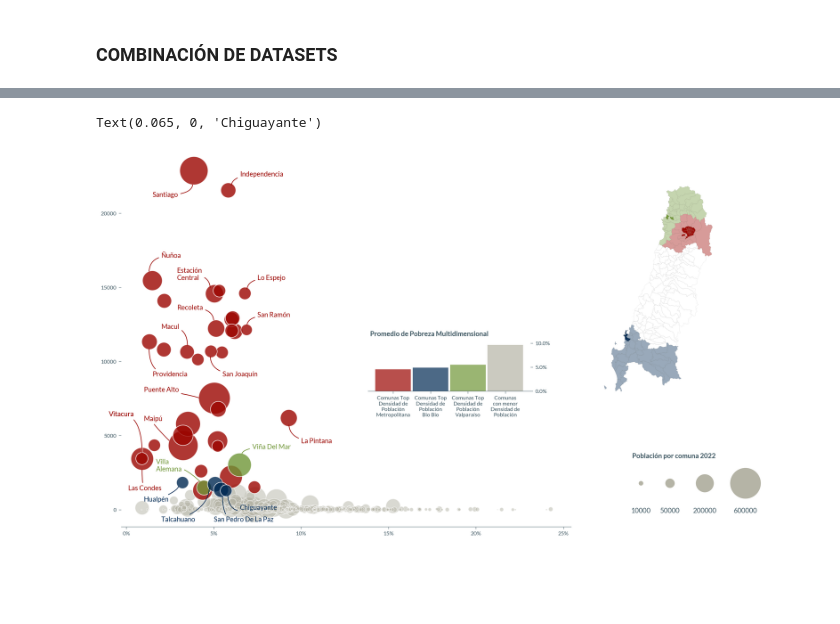
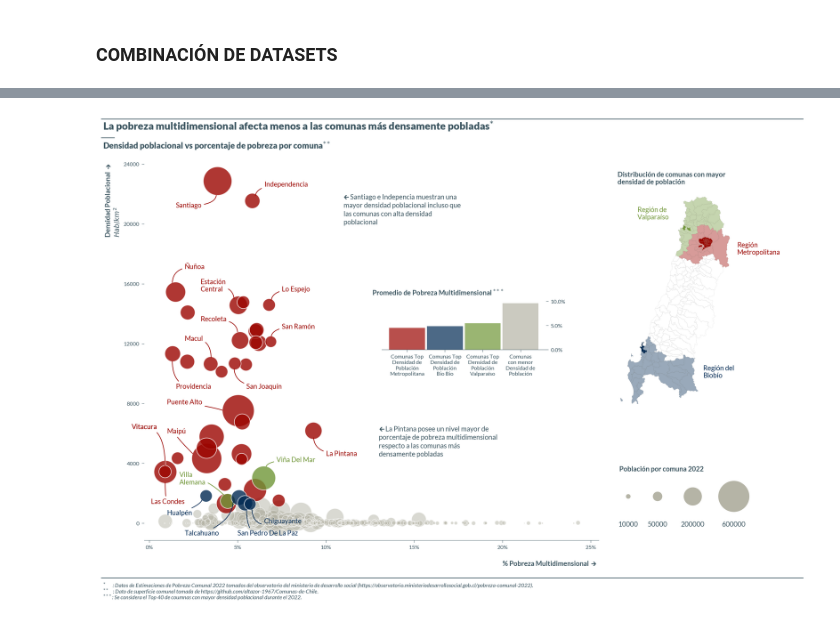
Before and after one commit to Vikktor93/visualizacion-de-graficos-T4, a Jupyter notebook: poblacion_vs_pobreza.ipynb, the cells around one changed output, grey strips where cells are left out. Drawn from its saved outputs; the diff is of its cells as text; code cells hidden in the pictures; blank space fills up the shorter version.

Commit message:
Agrega anotaciones, titulo, pie de pagina

```diff
--- a/poblacion_vs_pobreza.ipynb
+++ b/poblacion_vs_pobreza.ipynb
@@ -233,8 +242,6 @@ for r in comunas_top_densidad.region.unique():
     ax.scatter(x=df_merge_2_['porcentaje_pobreza_multidimensional_2022'], y=df_merge_2_['densidad_pob_2022'],
     s=df_merge_2_['poblacion']/n_size, color=color_region[r], alpha=0.8, edgecolor='w')
 
-#df_merge_2_ = df_merge_2[df_merge_2.comuna_x.isin(['Chiguayante'])]
-#ax.scatter(x=df_merge_2_['porcentaje_pobreza_multidimensional_2022'], y=df_merge_2_['densidad_pob_2022'], s=df_merge_2_['poblacion']/n_size, color='b', alpha=0.8)
 
 ax.spines['top'].set_visible(False)
 ax.spines['right'].set_visible(False)
@@ -245,23 +252,22 @@ ax.spines[:].set_color(colorGrayText)
 ax.set_xticks(ax.get_xticks()[1:-1])
 ax.set_xticklabels([str(int(100*x))+'%' for x in ax.get_xticks()], fontproperties=prop_latoR, color=colorGrayText, fontsize=8)
 ax.tick_params(axis='x', width=0.5, color=colorGrayText)
-#ax.xaxis.set_major_formatter(PercentFormatter())
-ax.set_yticks(ax.get_yticks()[1:-1])
+ax.set_yticks([i*4000 for i in range(7)])
 ax.set_yticklabels([str(int(x)) for x in ax.get_yticks()], fontproperties=prop_latoR, color=colorGrayText, fontsize=8)
 ax.tick_params(axis='y', width=0.5, color=colorGrayText)
 
-map_region_color_top_densidad(fig, pos=[0.85, 0.25, 0.4, 0.7], comunas=comunas, comunas_top_densidad=comunas_top_densidad, color_region=color_region, color_gray=gradient_bad, alpha=0.4)
+map_region_color_top_densidad(fig, pos=[0.83, 0.25, 0.4, 0.7], comunas=comunas, comunas_top_densidad=comunas_top_densidad, color_region=color_region, color_gray=gradient_bad, alpha=0.4)
 
 mean_comunas_top_densidad = df_merge_2[df_merge_2.comuna_x.isin(comunas_top_densidad.comuna_x)].groupby('region')['porcentaje_pobreza_multidimensional_2022'].mean()
 mean_comunas_top_densidad['Resto'] = df_merge_2[~df_merge_2.comuna_x.isin(comunas_top_densidad.comuna_x)]['porcentaje_pobreza_multidimensional_2022'].mean()
 mean_comunas_top_densidad = (mean_comunas_top_densidad * 100).round(2)
 mean_comunas_top_densidad = mean_comunas_top_densidad.sort_values()
-barplot_media_pobreza(fig, pos=[0.55, 0.39, 0.28, 0.1], mean_comunas_top_densidad=mean_comunas_top_densidad.sort_values(),
+barplot_media_pobreza(fig, pos=[0.53, 0.5, 0.28, 0.1], mean_comunas_top_densidad=mean_comunas_top_densidad.sort_values(),
         color=[color_region['Metropolitana'], color_region['Biobío'], color_region['Valparaíso'], gradient_bad],
         ticklabels=["Comunas Top\nDensidad de\nPoblación\nMetropolitana", "Comunas Top\nDensidad de\nPoblación\nBio Bio", "Comunas Top\nDensidad de\nPoblación\nValparaíso", "Comunas\ncon menor\nDensidad de\nPoblación"],
-        title='Promedio de Pobreza Multidimensional', pos_text=[2.55,12.5])
+        title='Promedio de Pobreza Multidimensional $^{***}$', pos_text=[2.55,12.5])
 
-x_=0.35
+x_=0.35-0.07
 y_=-0.2
 drawCircleText(fig, np.array(600000.0), pos=[0.75+x_, 0.25+y_, 0.2, 0.3], pos_point = [3.0, 1.0], pos_text = [3.0, 0.93],
                 ha_title = 'center', va_title = 'top', stext = 10, n_size=n_size)
@@ -319,32 +325,90 @@ ax.annotate('San Ramón', xy=(0.069, 12400), xycoords='data',
 ax.annotate('Macul', xy=(0.035, 11000), xycoords='data',
             xytext=(0.02, 12200), textcoords='data', fontsize=10, color=color_region['Metropolitana'], fontproperties=prop_latoR,
             arrowprops=dict(arrowstyle='-', connectionstyle="angle3,angleA=0,angleB=-90", color=color_region['Metropolitana']))
 ax.annotate('Puente Alto', xy=(0.042, 7500), xycoords='data',
             xytext=(0.01, 7950), textcoords='data', fontsize=10, color=color_region['Metropolitana'], fontproperties=prop_latoR,
             arrowprops=dict(arrowstyle='-', connectionstyle="angle3,angleA=-10,angleB=90", color=color_region['Metropolitana']))
 ax.annotate('San Joaquín', xy=(0.093-0.045, 5800+4600), xycoords='data',
             xytext=(0.11-0.055, 4000+5000), textcoords='data', fontsize=10, color=color_region['Metropolitana'], fontproperties=prop_latoR,
             arrowprops=dict(arrowstyle='-', connectionstyle="angle3,angleA=0,angleB=-90", color=color_region['Metropolitana']))
 # Valparaíso
 ax.annotate('Viña Del Mar', xy=(0.066, 3700), xycoords='data',
             xytext=(0.072, 4100), textcoords='data', fontsize=10, color=color_region['Valparaíso'], fontproperties=prop_latoR,
             arrowprops=dict(arrowstyle='-', connectionstyle="angle3,angleA=0,angleB=-90", color=color_region['Valparaíso']))
 ax.annotate('Villa\nAlemana', xy=(0.043, 1800), xycoords='data',
             xytext=(0.017, 2600), textcoords='data', fontsize=10, color=color_region['Valparaíso'], fontproperties=prop_latoR,
             arrowprops=dict(arrowstyle='-', connectionstyle="angle3,angleA=0,angleB=-45", color=color_region['Valparaíso']))
 # Biobío
 ax.annotate('Hualpén', xy=(0.03, 1650), xycoords='data',
             xytext=(0.01, 550), textcoords='data', fontsize=10, color=color_region['Biobío'], fontproperties=prop_latoR,
             arrowprops=dict(arrowstyle='-', connectionstyle="angle3,angleA=20,angleB=-90", color=color_region['Biobío']))
 ax.annotate('Talcahuano', xy=(0.0475, 1550), xycoords='data',
             xytext=(0.02, -800), textcoords='data', fontsize=10, color=color_region['Biobío'], fontproperties=prop_latoR,
             arrowprops=dict(arrowstyle='-', connectionstyle="angle3,angleA=20,angleB=-90", color=color_region['Biobío']))
 ax.annotate('San Pedro De La Paz', xy=(0.055, 1000), xycoords='data',
             xytext=(0.05, -800), textcoords='data', fontsize=10, color=color_region['Biobío'], fontproperties=prop_latoR,
             arrowprops=dict(arrowstyle='-', connectionstyle="angle3,angleA=20,angleB=-90", color=color_region['Biobío']))
 ax.annotate('Chiguayante', xy=(0.058, 1100), xycoords='data',
             xytext=(0.065, -0), textcoords='data', fontsize=10, color=color_region['Biobío'], fontproperties=prop_latoR,
             arrowprops=dict(arrowstyle='-', connectionstyle="angle3,angleA=20,angleB=-90", color=color_region['Biobío']))
+
+# Ejes
+# Eje x
+x_=0.03
+y_=-2500
+ax.text(0.17+x_, 0.07+y_, "% Pobreza Multidimensional", ha='left', va='top',
+            fontsize=10, weight=900,
+            color=colorGrayText, fontproperties=prop_latoB)
+ax.text(0.22+x_, 0.07+y_, "🡲", ha='left', va='top',
+            fontsize=10, weight=900,
+            color=colorGrayText, fontproperties=prop_noto2)
+# Eje y
+x_=-0.025
+y_=23500
+ax.text(0.+x_, 0.+y_, 'Densidad Poblacional\n'+'$Hab/km^2$', ha='left', va='top', rotation=90,
+            fontsize=10, weight=900,
+            color=colorGrayText, fontproperties=prop_latoB)
+ax.text(0.+x_, 550+y_, "🡲", ha='left', va='top', rotation=90,
+            fontsize=10, weight=900,
+            color=colorGrayText, fontproperties=prop_noto2)
+
+# Comentarios
+annotate_fig(ax, '     Santiago e Indepencia muestran una\nmayor densidad poblacional incluso que\nlas comunas con alta densidad\npoblacional',
+                [0.11, 22000], '🡰', [0.11, 22000], [1.4, 1.4])
+
+annotate_fig(ax, '     La Pintana posee un nivel mayor de\nporcentaje de pobreza multidimensional\nrespecto a las comunas más\ndensamente pobladas',
+                [0.13, 6500], '🡰', [0.13, 6500], [1.4, 1.4])
+
+
+# Titulo
+posx_line_title = [0.045-0.09-0.05, 1.45]
+posy_line_title = [1.23-.11, 1.23-.11]
+lw_line_title = 1
+pos_x0_title = 0.16-0.105
+pos_y0_title = 1.05-.08
+title_fig(fig, ax, posx_line_title, posy_line_title, colorGrayText, colorGrayText,
+        "La pobreza multidimensional afecta menos a las comunas más densamente pobladas$^{*}$",
+        lw_line_title, pos_x0_title, pos_y0_title, fontsize=15)
+
+posx_line_title = [0.045-0.09-0.05, 0.045-0.09+0.03-0.05]
+posy_line_title = [1.2-.13, 1.2-.13]
+lw_line_title = 1
+pos_x0_title = 0.16-0.105
+pos_y0_title = 1.05-0.122
+title_fig(fig, ax, posx_line_title, posy_line_title, colorGrayText, colorGrayText,
+        "Densidad poblacional vs porcentaje de pobreza por comuna$^{**}$",
+        lw_line_title, pos_x0_title, pos_y0_title, fontsize=12)
+
+# pie de pagina
+posx_line_title = [0.045-0.09-0.05, 1.45]
+posy_line_title = [-0.1, -0.1]
+lw_line_title = 1
+pos_x0_title = 0.16-0.105
+pos_y0_title = 0.025
+title_fig(fig, ax, posx_line_title, posy_line_title, colorGrayText, colorGrayText,
+        "$^{*}$       : Datos de Estimaciones de Pobreza Comunal 2022 tomados del observatorio del ministerio de desarrollo social (https://observatorio.ministeriodesarrollosocial.gob.cl/pobreza-comunal-2022).\n"+
+        "$^{**}$    : Dato de superficie comunal tomada de https://github.com/altazor-1967/Comunas-de-Chile.\n"
+        "$^{***}$: Se considera el Top 40 de coumnas con mayor densidad poblacional durante el 2022.",
+        lw_line_title, pos_x0_title, pos_y0_title, fontsize=8, fontproperties=prop_latoI, linespacing=0.8)
 # %% [output]
-Text(0.065, 0, 'Chiguayante')
-[figure, old version]
+[figure, new version]
```
Also changed, not shown: parts of 4 cells of this notebook.
